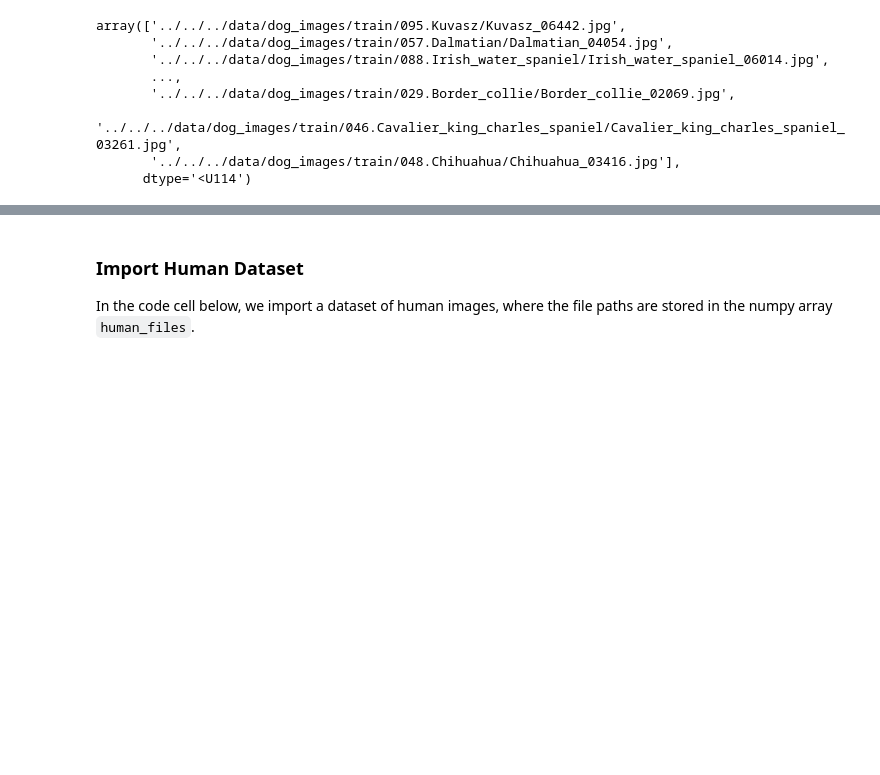
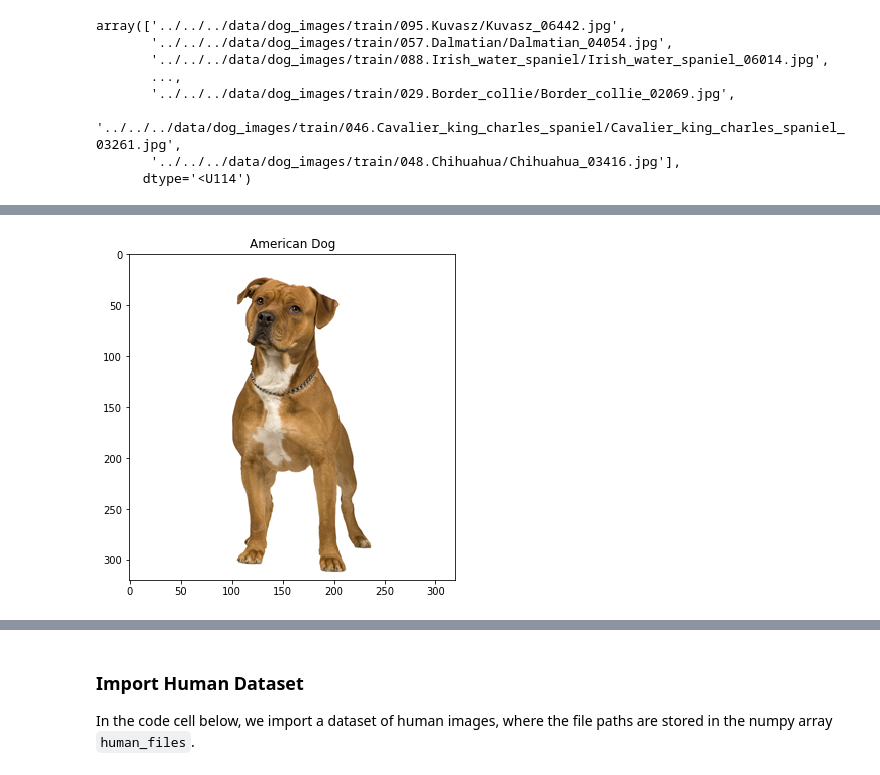
Before and after one commit to marcelotorrescisterna/MarceloTorresPortfolio, a Jupyter notebook: DogBreed/Files/dog_app.ipynb, the cells around one changed output, grey strips where cells are left out. Saved outputs shown, nothing was run; the diff lists cells and outputs as text; code cells hidden in the pictures; blank space fills up the shorter version.

```diff
--- a/DogBreed/Files/dog_app.ipynb
+++ b/DogBreed/Files/dog_app.ipynb
@@ -104,0 +130,8 @@ array(['../../../data/dog_images/train/095.Kuvasz/Kuvasz_06442.jpg',
+# %%
+plt.figure(figsize= (6,6))
+img = cv2.imread(f"{breeds[breeds[0] == 'American'].iloc[0]['Path']}")
+img = cv2.cvtColor(img, cv2.COLOR_BGR2RGB)
+plt.imshow(img)
+plt.title(f"American Dog");
+# %% [output]
+[figure, added]
```
Also changed, not shown: parts of 9 cells of this notebook.
